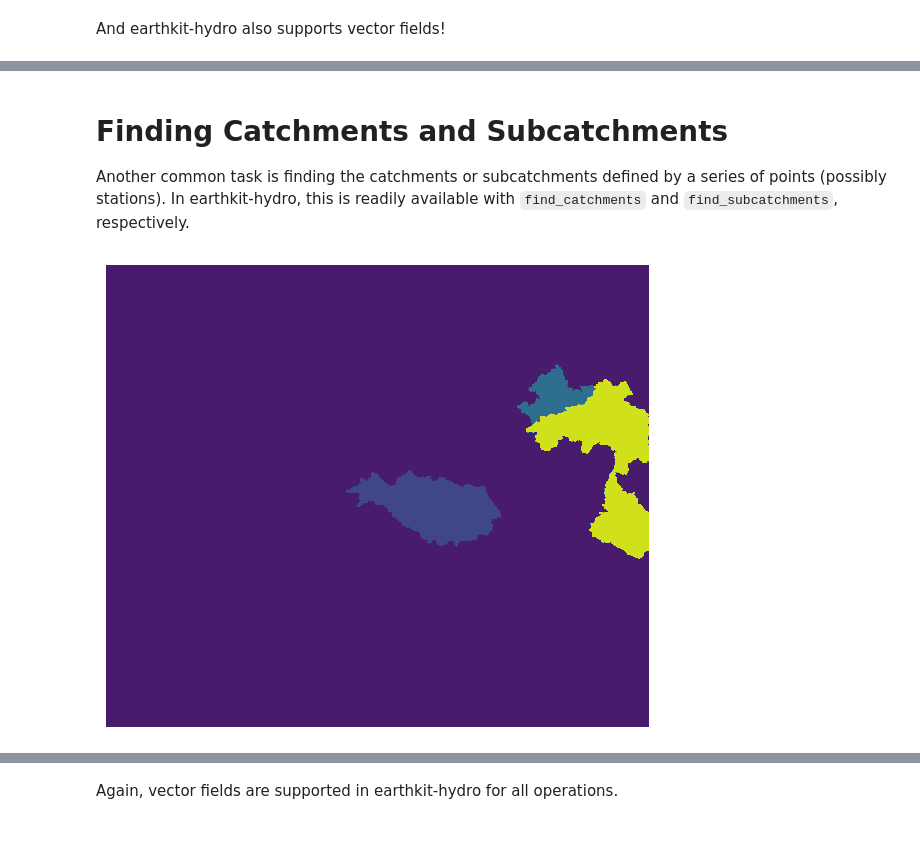
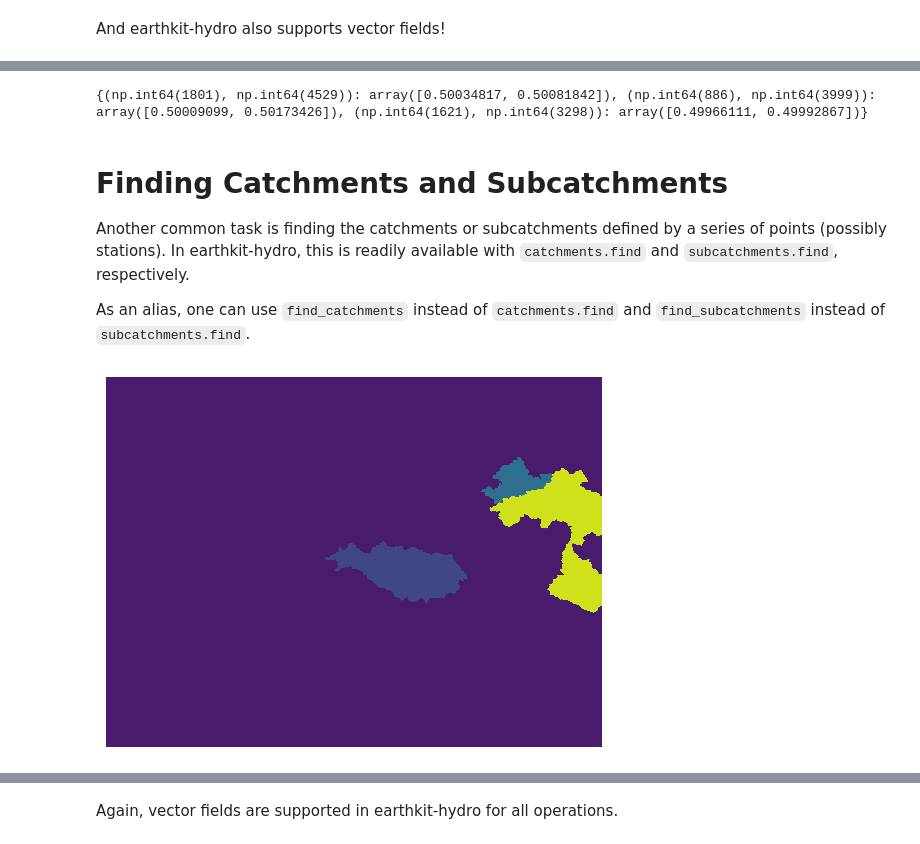
Before and after one commit to ecmwf/earthkit-hydro, a Jupyter notebook: docs/notebooks/example.ipynb, the cells around one changed output, grey strips where cells are left out. Cells and saved outputs as stored; diff of their text form; code cells hidden in the pictures.

```diff
--- a/docs/notebooks/example.ipynb
+++ b/docs/notebooks/example.ipynb
@@ -30,3 +32,3 @@ There are two ways to make a river network, `load_river_network` (preferred) and
 # %%
-river_network = ekh.load_river_network(domain="efas", river_network_version="5")
+river_network = ekh.river_network.load(domain="efas", river_network_version="5")
 # %% [output]
@@ -60,10 +74,21 @@ upstream_sum_field = ekh.calculate_upstream_metric(river_network, vector_field,
+# %%
+stations = (np.array([1801, 886, 1621]), np.array([4529, 3999, 3298])) # same points as before
+random_field = np.random.rand(2, *river_network.shape) # vector field
+random_weights = np.random.rand(2, *river_network.shape) # vector field
+
+catchment_metric_at_stations = ekh.catchments.mean(river_network, random_field, stations)
+print(catchment_metric_at_stations)
+# %% [output]
+{(np.int64(1801), np.int64(4529)): array([0.50034817, 0.50081842]), (np.int64(886), np.int64(3999)): array([0.50009099, 0.50173426]), (np.int64(1621), np.int64(3298)): array([0.49966111, 0.49992867])}
 # %% [markdown]
 # Finding Catchments and Subcatchments
 
-Another common task is finding the catchments or subcatchments defined by a series of points (possibly stations). In earthkit-hydro, this is readily available with `find_catchments` and `find_subcatchments`, respectively.
+Another common task is finding the catchments or subcatchments defined by a series of points (possibly stations). In earthkit-hydro, this is readily available with `catchments.find` and `subcatchments.find`, respectively.
+
+As an alias, one can use `find_catchments` instead of `catchments.find` and `find_subcatchments` instead of `subcatchments.find`.
 # %%
 # create or load the points of interest
-points = np.zeros(river_network.mask.shape)
+points = np.zeros(river_network.shape)
 
 # largest catchment's sink
 points[1801, 4529] = 5  # given label 5
@@ -73,10 +98,10 @@ points[886, 3999] = 2 # given label 2
 points[1621, 3298] = 1 # given label 1
 # %%
 # find and plot the subcatchments
-subcatchment_field = ekh.find_subcatchments(river_network, points)
+subcatchment_field = ekh.subcatchments.find(river_network, points)
 
 plot(subcatchment_field, norm=None)
 # %% [output]
-[figure, old version]
+[figure, new version]
 # %%
 # find and plot the catchments
```
Also changed, not shown: parts of 25 cells of this notebook, 1 other file.
